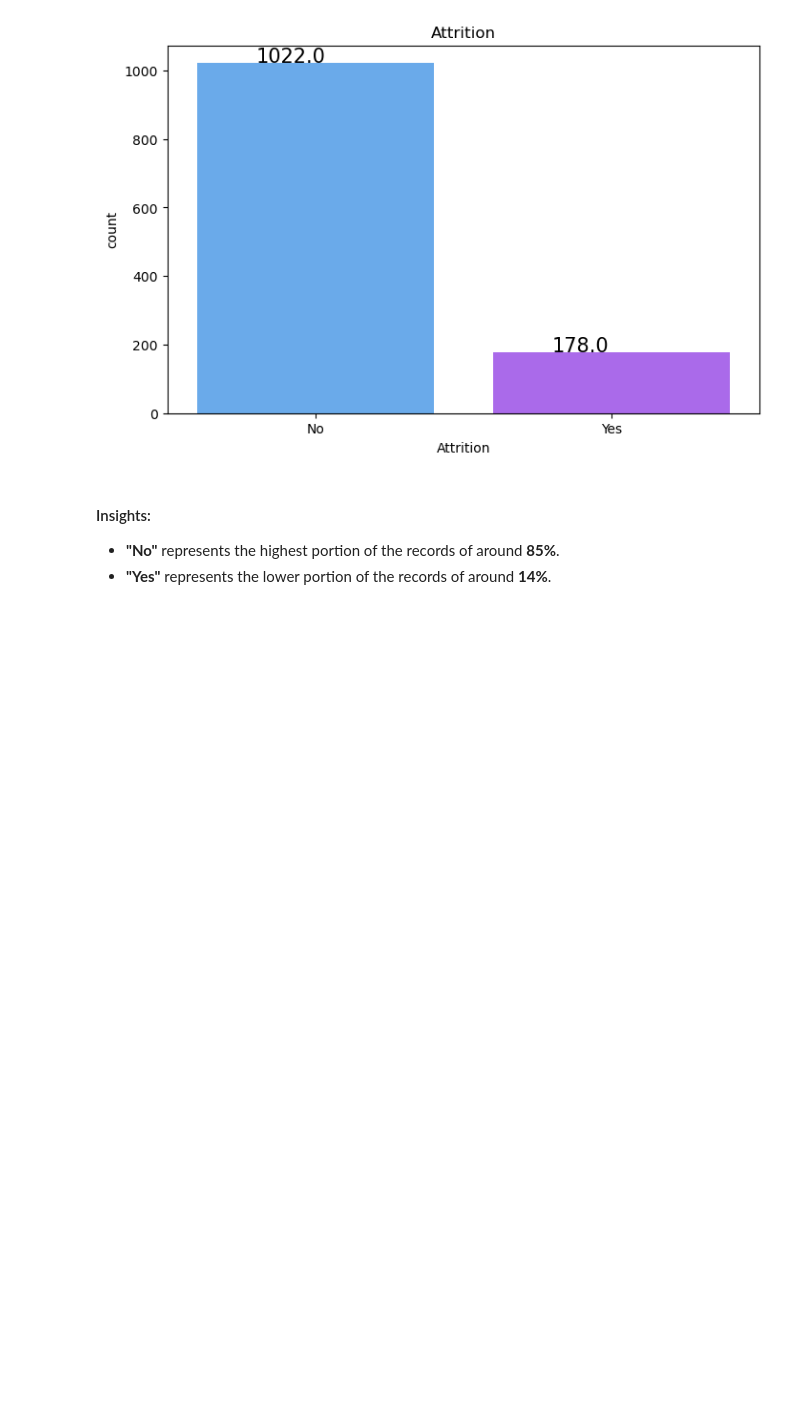
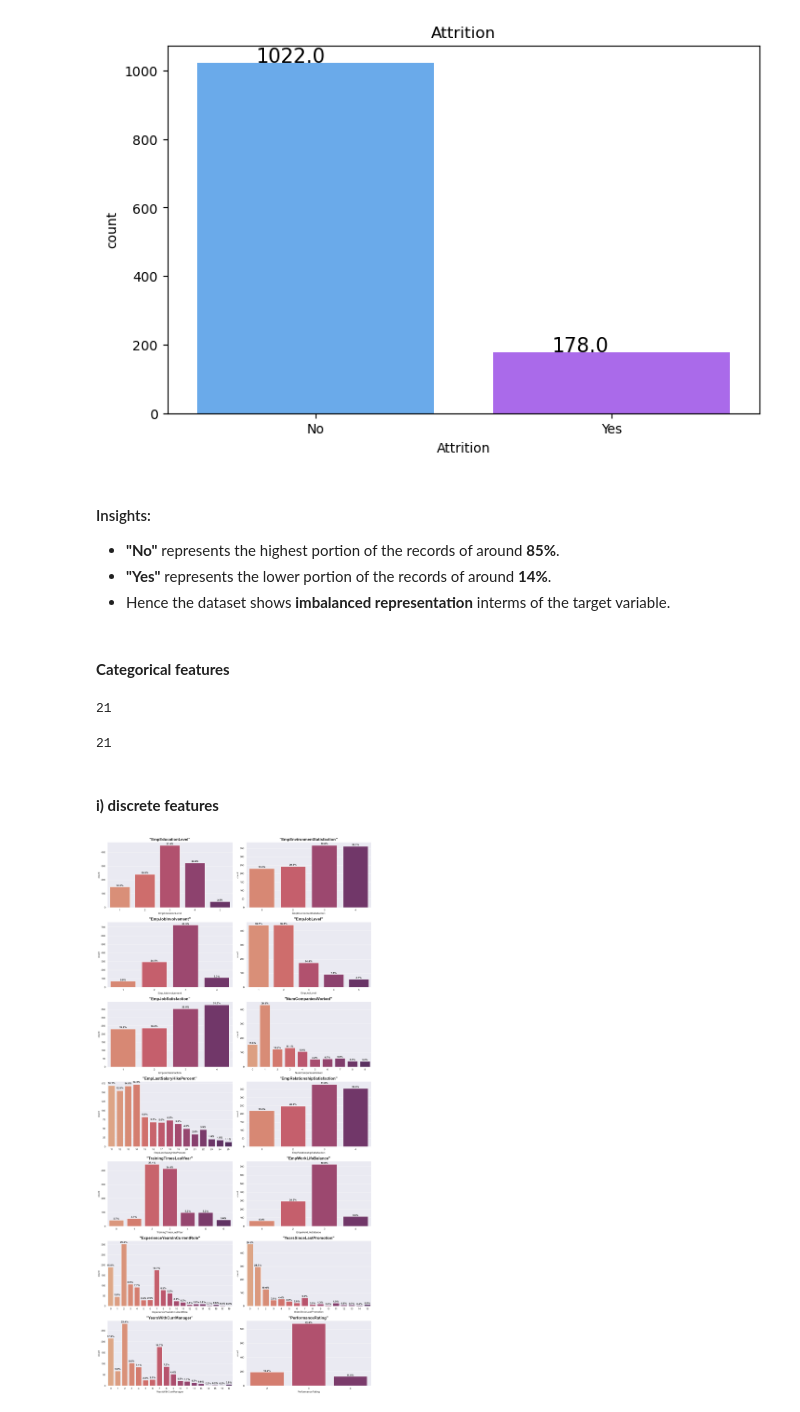
Before and after one commit to shanusaras/Employee_Performance_Analysis, a Jupyter notebook: Project.ipynb, the cells around one changed output. Drawn from its saved outputs; the diff is of its cells as text; code cells hidden in the pictures; blank space fills up the shorter version.

```diff
--- a/Project.ipynb
+++ b/Project.ipynb
@@ -376,3 +376,61 @@ plt.show()
 #### Insights:
 - **"No"** represents the highest portion of the records of around **85%**.
 - **"Yes"** represents the lower portion of the records of around **14%**.
+- Hence the dataset shows **imbalanced representation** interms of the target variable.
+# %% [markdown]
+#### **Categorical features**
+# %%
+len(categorical_features)
+# %% [output]
+21
+# %%
+discrete_features= ['EmpEducationLevel', 'EmpEnvironmentSatisfaction', 'EmpJobInvolvement', 'EmpJobLevel', 'EmpJobSatisfaction', 'NumCompaniesWorked', 'EmpLastSalaryHikePercent', 'EmpRelationshipSatisfaction', 'TrainingTimesLastYear', 'EmpWorkLifeBalance', 'ExperienceYearsInCurrentRole', 'YearsSinceLastPromotion', 'YearsWithCurrManager', 'PerformanceRating']
+binary_features= ['OverTime']
+nominal_features= ['Gender', 'EducationBackground', 'MaritalStatus', 'EmpDepartment', 'EmpJobRole', 'BusinessTravelFrequency']
+categorical_columns= discrete_features + binary_features + nominal_features
+len(categorical_columns)
+# %% [output]
+21
+# %% [markdown]
+#### **i) discrete features**
+# %%
+fig, axes = plt.subplots(7, 2, figsize=(15, 30))
+sns.set_style('darkgrid')
+plotnumber = 0
+
+for column in discrete_features:
+    if plotnumber < 15:
+        # row and column indices of the subplot are calculated
+        ax = axes[plotnumber // 2, plotnumber % 2]
+        sns.countplot(data=data, x=column, palette='flare',
+                      orient='v', ax=ax)
+
+        # Title, x label, y label
+        ax.set_title(f'"{column}"', fontsize=15, fontweight='bold')
+        ax.set_xlabel(column, fontsize=10)
+        ax.set_ylabel('count', fontsize=10)
+
+        # Increasing tick label sizes
+        ax.tick_params(axis='x', labelsize=10)
+        ax.tick_params(axis='y', labelsize=10)
+
+        # Displaying bar values in percentage rounded off to two decimal digits with '%' sign
+        # calculates the total no of datapoints for %
+        total = float(len(data))
+
+        # iterates through each patch (bar)
+        for p in ax.patches:
+
+            # get_height()--> height of the current bar
+            height = p.get_height()
+            # positions the text at the center of each bar
+            ax.text(p.get_x() + p.get_width() / 2., height + 5,
+                    f'{height / total * 100:.1f}%', ha="center", fontsize=10, fontweight= 'bold')
+
+    plotnumber += 1
+
+plt.subplots_adjust(hspace=2, wspace=2)
+plt.tight_layout()
+plt.show()
+# %% [output]
+[figure, added]
```
Also changed, not shown: parts of 11 cells of this notebook.
